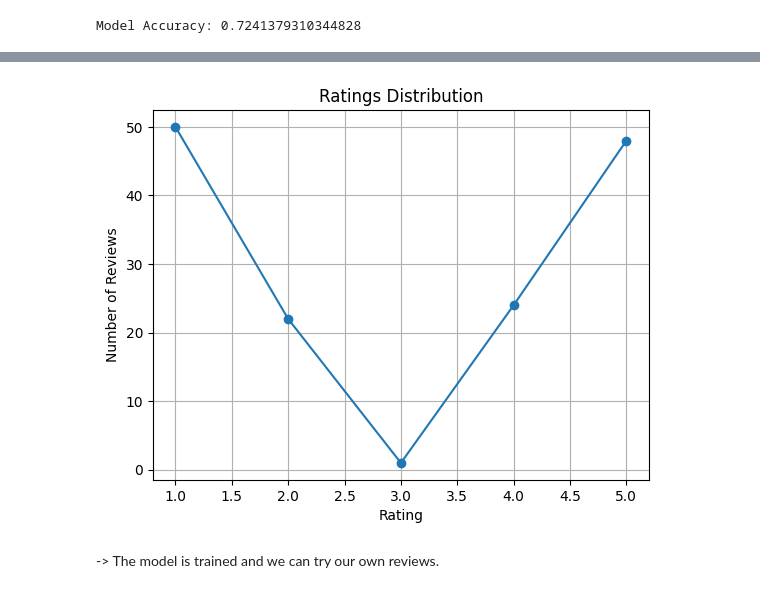
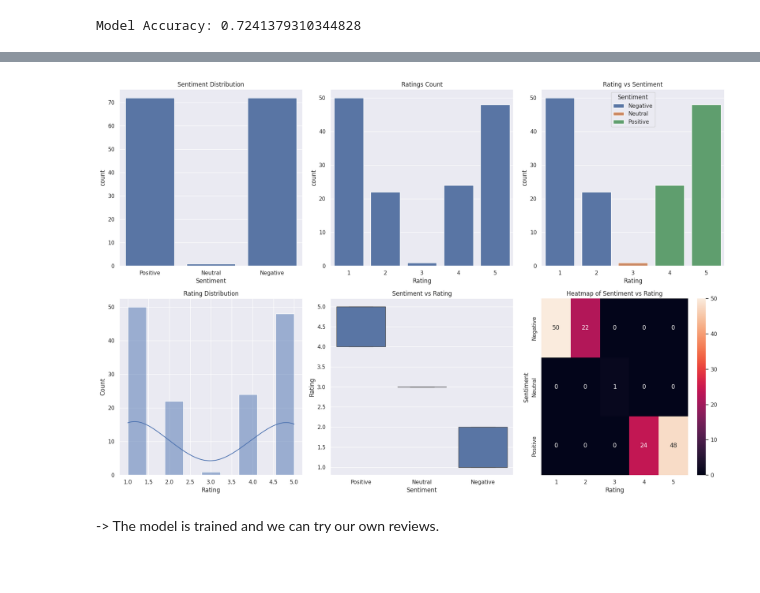
Before and after one commit to ramcharan0816/hotel-review-sentiment-analysis, a Jupyter notebook: Hotel_Review_Sentiment_Analysis.ipynb, the cells around one changed output, grey strips where cells are left out. Cells and saved outputs as stored; diff of their text form; code cells hidden in the pictures.

```diff
--- a/Hotel_Review_Sentiment_Analysis.ipynb
+++ b/Hotel_Review_Sentiment_Analysis.ipynb
@@ -141,15 +143,67 @@ plt.show()
-# %%
-rating_counts = data['Rating'].value_counts().sort_index()
-
-plt.figure()
-plt.plot(rating_counts.index, rating_counts.values, marker='o')
-plt.title("Ratings Distribution")
-plt.xlabel("Rating")
-plt.ylabel("Number of Reviews")
-plt.grid()
-plt.show()
-# %% [output]
-[figure, removed]
+# %%
+
+import seaborn as sns
+
+
+# Load dataset
+df = pd.read_csv("hotel_reviews.csv")
+
+# Convert rating to sentiment
+def get_sentiment(rating):
+    if rating >= 4:
+        return "Positive"
+    elif rating == 3:
+        return "Neutral"
+    else:
+        return "Negative"
+
+df['Sentiment'] = data['Rating'].apply(get_sentiment)
+
+
+sns.set()
+
+# Create figure
+plt.figure(figsize=(18, 12))
+
+# 1. Sentiment Distribution
+plt.subplot(2, 3, 1)
+sns.countplot(x='Sentiment', data=df)
+plt.title("Sentiment Distribution")
+
+# 2. Rating Distribution
+plt.subplot(2, 3, 2)
+sns.countplot(x='Rating', data=df)
+plt.title("Ratings Count")
+
+# 3. Rating vs Sentiment
+plt.subplot(2, 3, 3)
+sns.countplot(x='Rating', hue='Sentiment', data=df)
+plt.title("Rating vs Sentiment")
+
+# 4. Histogram with KDE
+plt.subplot(2, 3, 4)
+sns.histplot(df['Rating'], kde=True)
+plt.title("Rating Distribution")
+
+# 5. Box Plot
+plt.subplot(2, 3, 5)
+sns.boxplot(x='Sentiment', y='Rating', data=df)
+plt.title("Sentiment vs Rating")
+
+# 6. Heatmap (important)
+pivot = df.pivot_table(index='Sentiment', columns='Rating', aggfunc='size', fill_value=0)
+
+plt.subplot(2, 3, 6)
+sns.heatmap(pivot, annot=True, fmt='d')
+plt.title("Heatmap of Sentiment vs Rating")
+
+# Layout
+plt.tight_layout()
+
+# Show
+plt.show()
+# %% [output]
+[figure, added]
 # %%
 def predict_review(review):
     review = preprocess(review)
```
Also changed, not shown: parts of 2 cells of this notebook.
